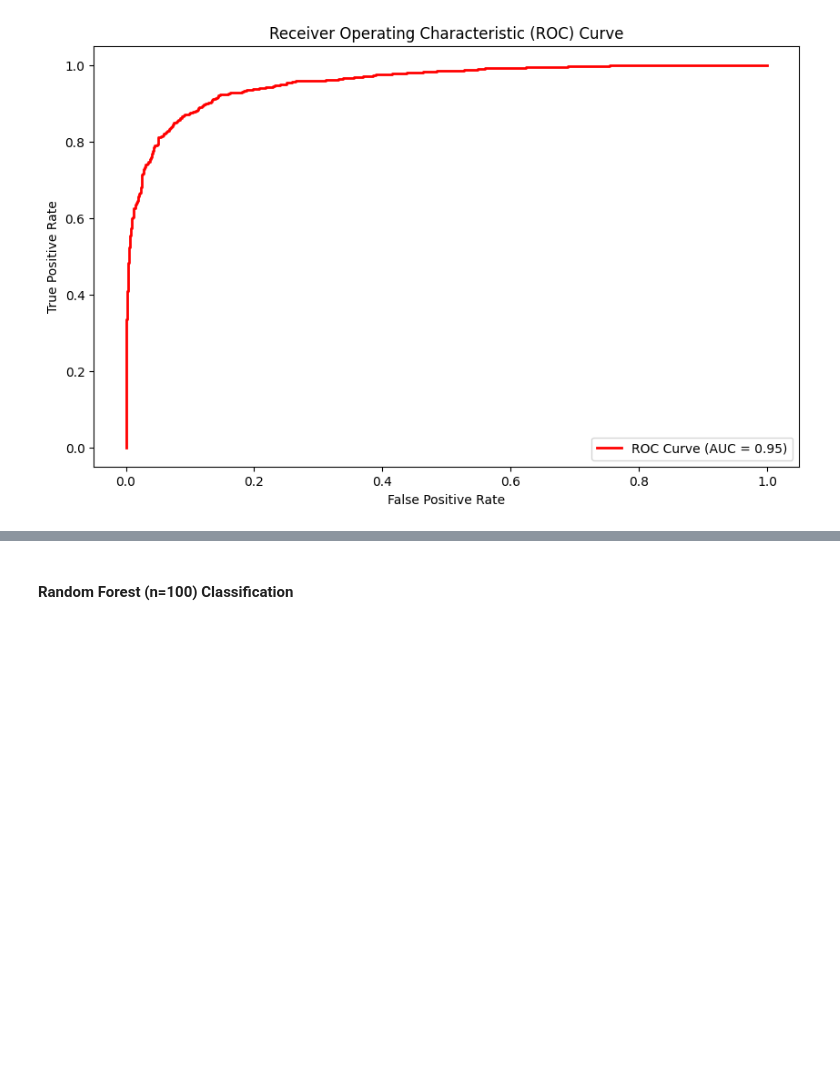
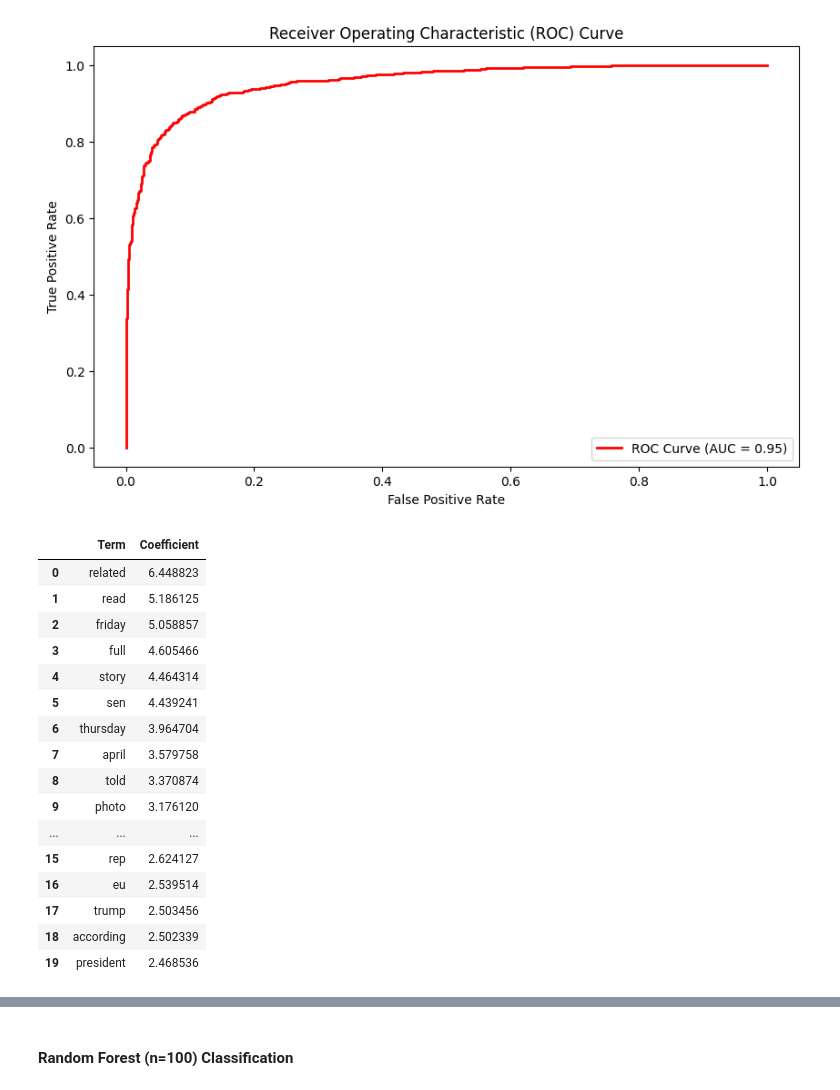
Before and after one commit to mekam790/ai4allc6g3, a Jupyter notebook: ai_news_detections.ipynb, the cells around one changed output, grey strips where cells are left out. Cells and saved outputs as stored; diff of their text form; code cells hidden in the pictures; blank space fills up the shorter version.

Commit message:
Added interpretation of logisitic model coefficients and the most influential words

```diff
--- a/ai_news_detections.ipynb
+++ b/ai_news_detections.ipynb
@@ -310,3 +336,40 @@ plt.legend(loc="lower right")
 plt.show()
 # %% [output]
 [figure]
+# %%
+# Extracting the influential words
+logistic_coef = lr.coef_[0]
+logistic_coef.shape
+words_df = vectorizer.get_feature_names_out()
+
+# Sort by coefficient (need negative to extract the ones with the largest coefficients)
+sorted_indices = np.argsort(-logistic_coef)
+largest_features = [words_df[i] for i in sorted_indices]
+largest_coefficients = logistic_coef[sorted_indices]
+
+# Display top n influential words that increased odds of an article being predicted as fake
+top_n = 20
+influential_data = {
+    "Term": largest_features[:top_n],
+    "Coefficient": largest_coefficients[:top_n]
+}
+most_influential_df = pd.DataFrame(influential_data)
+most_influential_df
+# %% [output]
+|  | Term | Coefficient |
+| 0 | related | 6.448823 |
+| 1 | read | 5.186125 |
+| 2 | friday | 5.058857 |
+| 3 | full | 4.605466 |
+| 4 | story | 4.464314 |
+| 5 | sen | 4.439241 |
+| 6 | thursday | 3.964704 |
+| 7 | april | 3.579758 |
+| 8 | told | 3.370874 |
+| 9 | photo | 3.176120 |
+| ... | ... | ... |
+| 15 | rep | 2.624127 |
+| 16 | eu | 2.539514 |
+| 17 | trump | 2.503456 |
+| 18 | according | 2.502339 |
+| 19 | president | 2.468536 |
```
Also changed, not shown: parts of 19 cells of this notebook, 1 other file.
